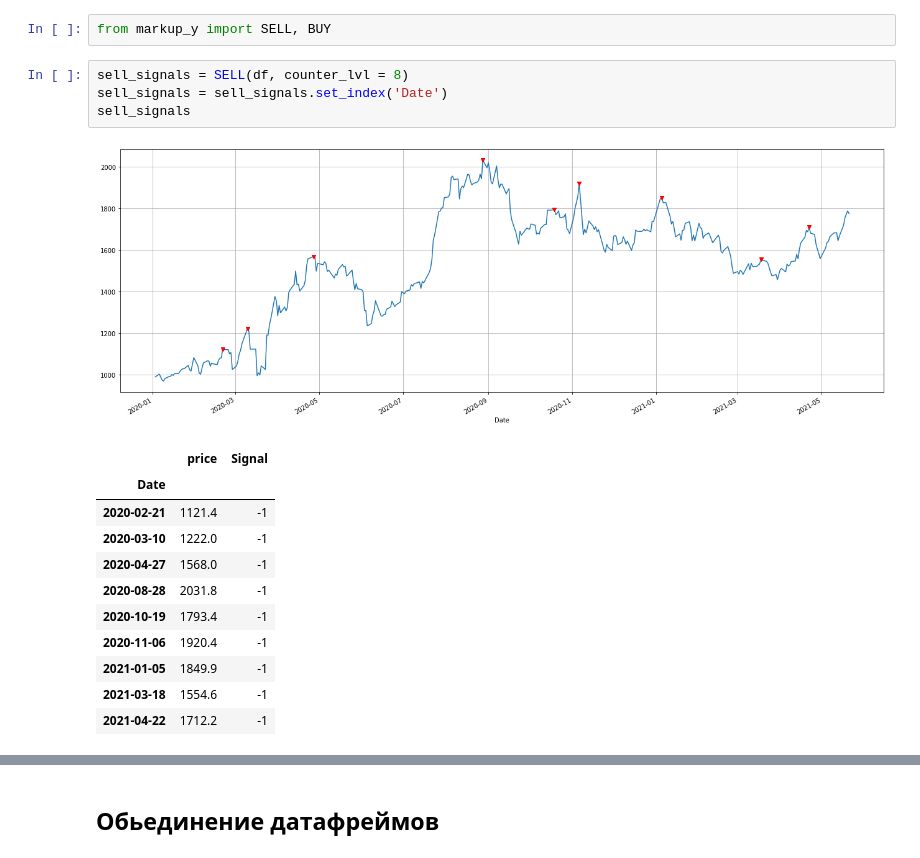
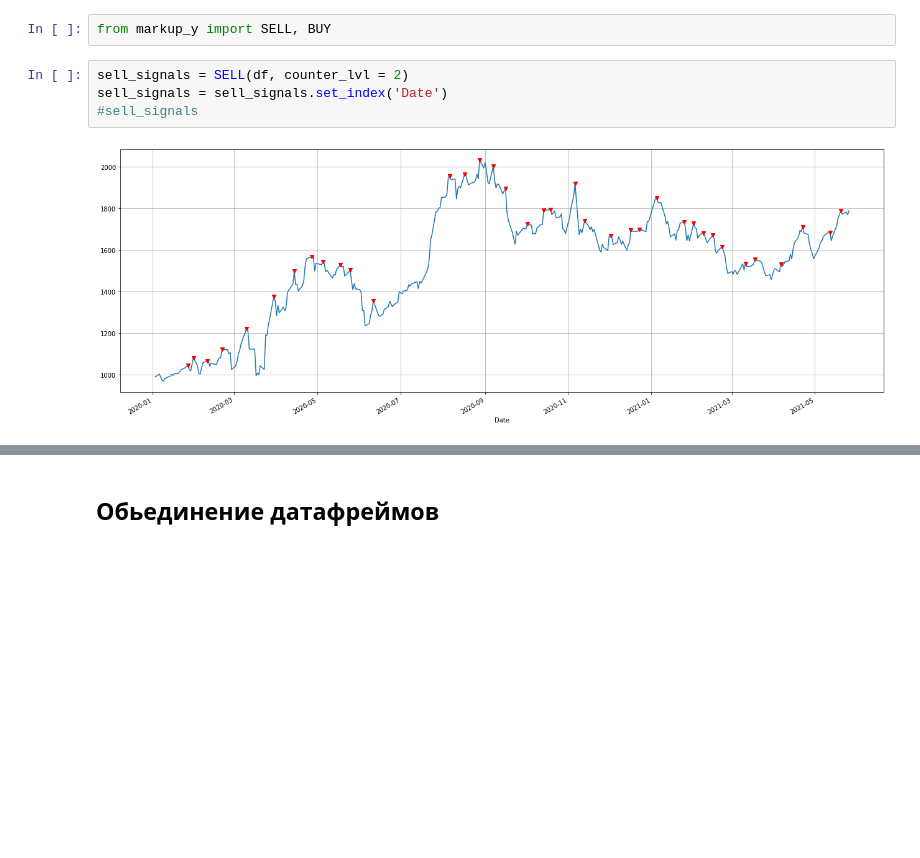
Before and after one commit to ikonushok/AI-Traiding, a Jupyter notebook: Pivot_points_POLY_1d.ipynb, the cells around one changed output, grey strips where cells are left out. Drawn from its saved outputs; the diff is of its cells as text; blank space fills up the shorter version.

```diff
--- a/Pivot_points_POLY_1d.ipynb
+++ b/Pivot_points_POLY_1d.ipynb
@@ -80,20 +80,9 @@ df
 # %%
 from markup_y import SELL, BUY
 # %%
-sell_signals = SELL(df, counter_lvl = 8)
+sell_signals = SELL(df, counter_lvl = 2)
 sell_signals = sell_signals.set_index('Date')
-sell_signals
+#sell_signals
 # %% [output]
-[figure, old version]
+[figure, new version]
-|  | price | Signal |
-| Date |  |  |
-| 2020-02-21 | 1121.4 | -1 |
-| 2020-03-10 | 1222.0 | -1 |
-| 2020-04-27 | 1568.0 | -1 |
-| 2020-08-28 | 2031.8 | -1 |
-| 2020-10-19 | 1793.4 | -1 |
-| 2020-11-06 | 1920.4 | -1 |
-| 2021-01-05 | 1849.9 | -1 |
-| 2021-03-18 | 1554.6 | -1 |
-| 2021-04-22 | 1712.2 | -1 |
 # %%
```
Also changed, not shown: parts of 10 cells of this notebook.
